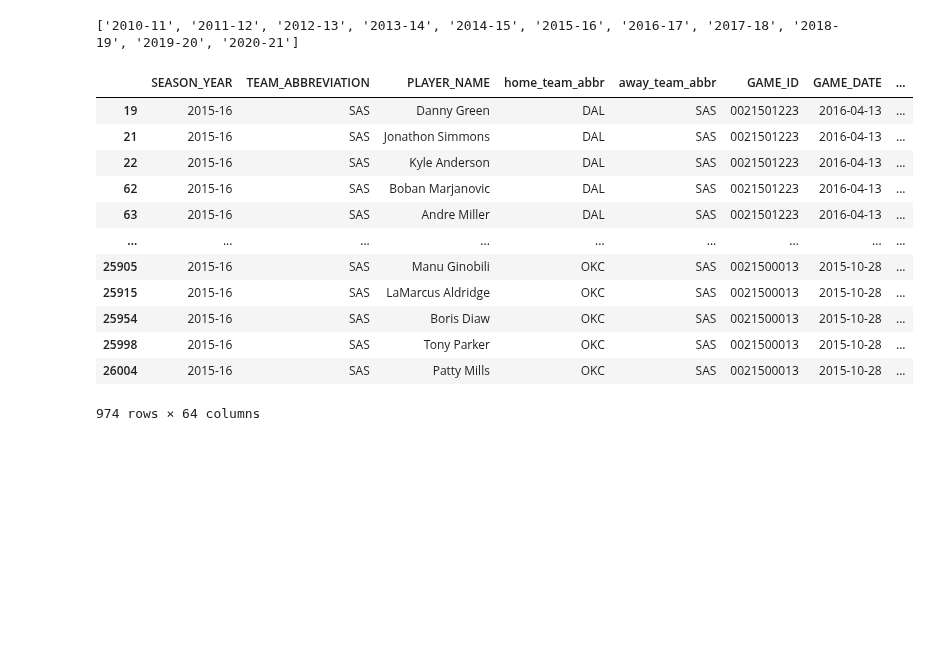
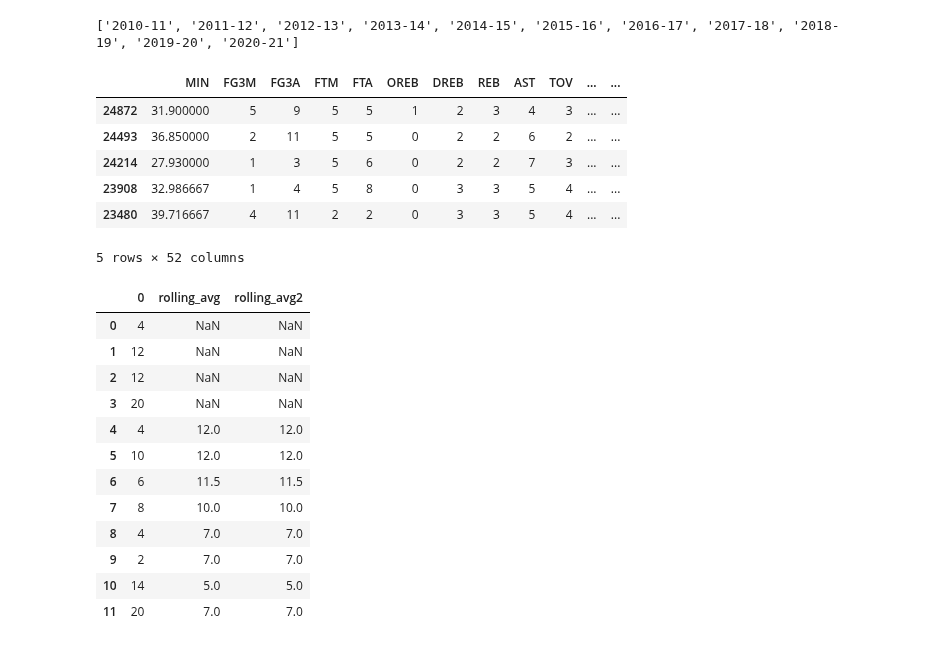
Before and after one commit to jnish23/NBA_Model, a Jupyter notebook: aggregating_player_stats.ipynb, the cells around one changed output. Saved outputs shown, nothing was run; the diff lists cells and outputs as text; code cells hidden in the pictures; blank space fills up the shorter version.

```diff
--- a/aggregating_player_stats.ipynb
+++ b/aggregating_player_stats.ipynb
@@ -19,3 +19,6 @@ from sklearn.model_selection import GridSearchCV, RandomizedSearchCV
 from sklearn.preprocessing import Normalizer
 from sklearn.model_selection import learning_curve
 from sklearn.metrics import mean_absolute_error, mean_squared_error
+
+
+pd.options.display.max_columns=200
@@ -57,7 +44,7 @@ def gather_data(seasons = seasons):
         player_full = pd.merge(player_full, player_gls_tracking, how='left', on=['GAME_ID', 'PLAYER_ID'], suffixes=['', '_x'])
 
         # drop unnecessary columns
-        player_full = player_full.drop(columns = ['PLAYER_ID', 'TEAM_ID', 'TEAM_NAME', 'TEAM_ID_x',
+        player_full = player_full.drop(columns = ['TEAM_ID', 'TEAM_NAME', 'TEAM_ID_x',
                          'TEAM_ABBREVIATION_x','TEAM_CITY','PLAYER_NAME_x','START_POSITION',
                           'COMMENT','MIN_x','TEAM_ID_x', 'TEAM_ABBREVIATION_x','TEAM_CITY_x',
                           'PLAYER_NAME_x', 'START_POSITION_x', 'COMMENT_x', 'MIN_x',
@@ -118,13 +105,13 @@ def gather_data(seasons = seasons):
                                                                                                                'NJN':'BKN'})
 
     # Reorder columns
-    player_df = player_df[['SEASON_YEAR', 'TEAM_ABBREVIATION', 'PLAYER_NAME', 'home_team_abbr',
-                           'away_team_abbr', 'GAME_ID', 'GAME_DATE', 'MATCHUP',
-                           'WL', 'HOME_GAME', 'MIN', 'FG3M', 'FG3A', 'FTM',
-                           'FTA', 'OREB', 'DREB', 'REB', 'AST', 'TOV', 'STL',
-                           'BLK', 'BLKA', 'PF', 'PFD', 'PTS', 'PLUS_MINUS',
-                           'E_OFF_RATING', 'OFF_RATING', 'E_DEF_RATING',
-                           'DEF_RATING', 'AST_RATIO', 'TM_TOV_PCT', 'E_USG_PCT',
+    player_df = player_df[['SEASON_YEAR', 'TEAM_ABBREVIATION', 'PLAYER_NAME', 'PLAYER_ID',
+                           'home_team_abbr', 'away_team_abbr', 'GAME_ID',
+                           'GAME_DATE', 'MATCHUP', 'WL', 'HOME_GAME', 'MIN',
+                           'FG3M', 'FG3A', 'FTM', 'FTA', 'OREB', 'DREB', 'REB',
+                           'AST', 'TOV', 'STL', 'BLK', 'BLKA', 'PF', 'PFD',
+                           'PTS', 'PLUS_MINUS', 'E_OFF_RATING', 'E_DEF_RATING',
+                           'AST_RATIO', 'TM_TOV_PCT', 'E_USG_PCT',
                            'E_PACE', 'POSS', 'PIE', 'SPD', 'DIST', 'ORBC',
                            'DRBC', 'RBC', 'TCHS', 'SAST', 'FTAST', 'PASS',
                            'CFGM', 'CFGA', 'UFGM', 'UFGA', 'DFGM', 'DFGA',
@@ -138,23 +125,36 @@ player_df = gather_data(seasons)
 # %% [output]
 ['2010-11', '2011-12', '2012-13', '2013-14', '2014-15', '2015-16', '2016-17', '2017-18', '2018-19', '2019-20', '2020-21']
 # %%
-test = player_df.loc[player_df['SEASON_YEAR'] == '2015-16']
+test = player_df.loc[player_df['SEASON_YEAR'] == '2010-11']
 
-test = test.loc[test['TEAM_ABBREVIATION'] == 'SAS']
-test
-for player in test['PLAYER_NAME'].unique():
-    player_avgs =
+test = test.loc[test['PLAYER_ID'] == 1938].sort_values('GAME_DATE')
+test.iloc[:, 11:].head()
+# for player in test['PLAYER_NAME'].unique():
+#     player_avgs =
 # %% [output]
-|  | SEASON_YEAR | TEAM_ABBREVIATION | PLAYER_NAME | home_team_abbr | away_team_abbr | GAME_ID | GAME_DATE | ... |
-| 19 | 2015-16 | SAS | Danny Green | DAL | SAS | 0021501223 | 2016-04-13 | ... |
-| 21 | 2015-16 | SAS | Jonathon Simmons | DAL | SAS | 0021501223 | 2016-04-13 | ... |
-| 22 | 2015-16 | SAS | Kyle Anderson | DAL | SAS | 0021501223 | 2016-04-13 | ... |
-| 62 | 2015-16 | SAS | Boban Marjanovic | DAL | SAS | 0021501223 | 2016-04-13 | ... |
-| 63 | 2015-16 | SAS | Andre Miller | DAL | SAS | 0021501223 | 2016-04-13 | ... |
-| ... | ... | ... | ... | ... | ... | ... | ... | ... |
-| 25905 | 2015-16 | SAS | Manu Ginobili | OKC | SAS | 0021500013 | 2015-10-28 | ... |
-| 25915 | 2015-16 | SAS | LaMarcus Aldridge | OKC | SAS | 0021500013 | 2015-10-28 | ... |
-| 25954 | 2015-16 | SAS | Boris Diaw | OKC | SAS | 0021500013 | 2015-10-28 | ... |
-| 25998 | 2015-16 | SAS | Tony Parker | OKC | SAS | 0021500013 | 2015-10-28 | ... |
-| 26004 | 2015-16 | SAS | Patty Mills | OKC | SAS | 0021500013 | 2015-10-28 | ... |
+|  | MIN | FG3M | FG3A | FTM | FTA | OREB | DREB | REB | AST | TOV | ... | ... |
+| 24872 | 31.900000 | 5 | 9 | 5 | 5 | 1 | 2 | 3 | 4 | 3 | ... | ... |
+| 24493 | 36.850000 | 2 | 11 | 5 | 5 | 0 | 2 | 2 | 6 | 2 | ... | ... |
+| 24214 | 27.930000 | 1 | 3 | 5 | 6 | 0 | 2 | 2 | 7 | 3 | ... | ... |
+| 23908 | 32.986667 | 1 | 4 | 5 | 8 | 0 | 3 | 3 | 5 | 4 | ... | ... |
+| 23480 | 39.716667 | 4 | 11 | 2 | 2 | 0 | 3 | 3 | 5 | 4 | ... | ... |
-974 rows × 64 columns
+5 rows × 52 columns
+# %%
+t = pd.DataFrame(np.array([4,12,12,20,4,10,6,8, 4, 2, 14, 20]))
+t['rolling_avg'] = t[0].rolling(window=4).mean().shift(1)
+t['rolling_avg2'] = t[0].shift(1).rolling(window=4).mean()
+t
+# %% [output]
+|  | 0 | rolling_avg | rolling_avg2 |
+| 0 | 4 | NaN | NaN |
+| 1 | 12 | NaN | NaN |
+| 2 | 12 | NaN | NaN |
+| 3 | 20 | NaN | NaN |
+| 4 | 4 | 12.0 | 12.0 |
+| 5 | 10 | 12.0 | 12.0 |
+| 6 | 6 | 11.5 | 11.5 |
+| 7 | 8 | 10.0 | 10.0 |
+| 8 | 4 | 7.0 | 7.0 |
+| 9 | 2 | 7.0 | 7.0 |
+| 10 | 14 | 5.0 | 5.0 |
+| 11 | 20 | 7.0 | 7.0 |
```
Also changed, not shown: parts of 9 cells of this notebook, 4 other files.
